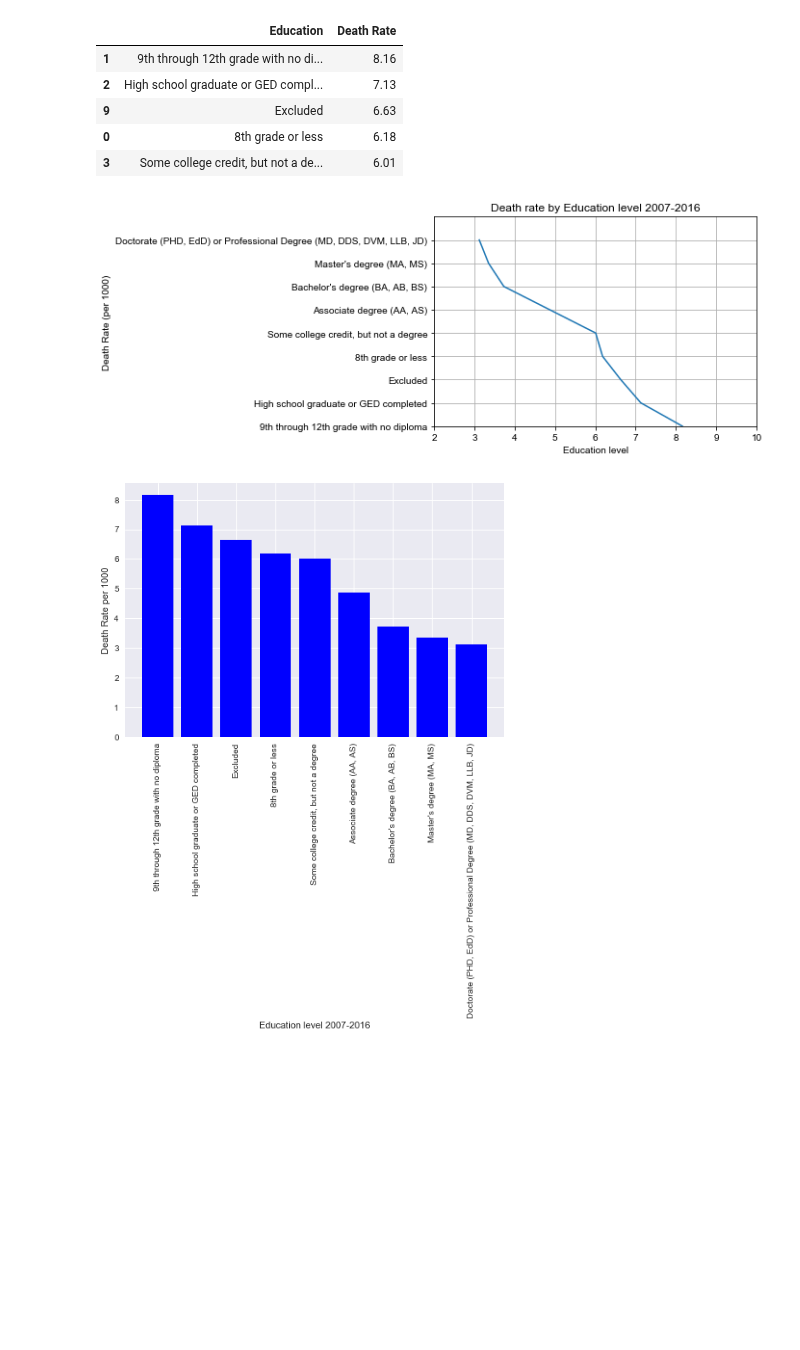
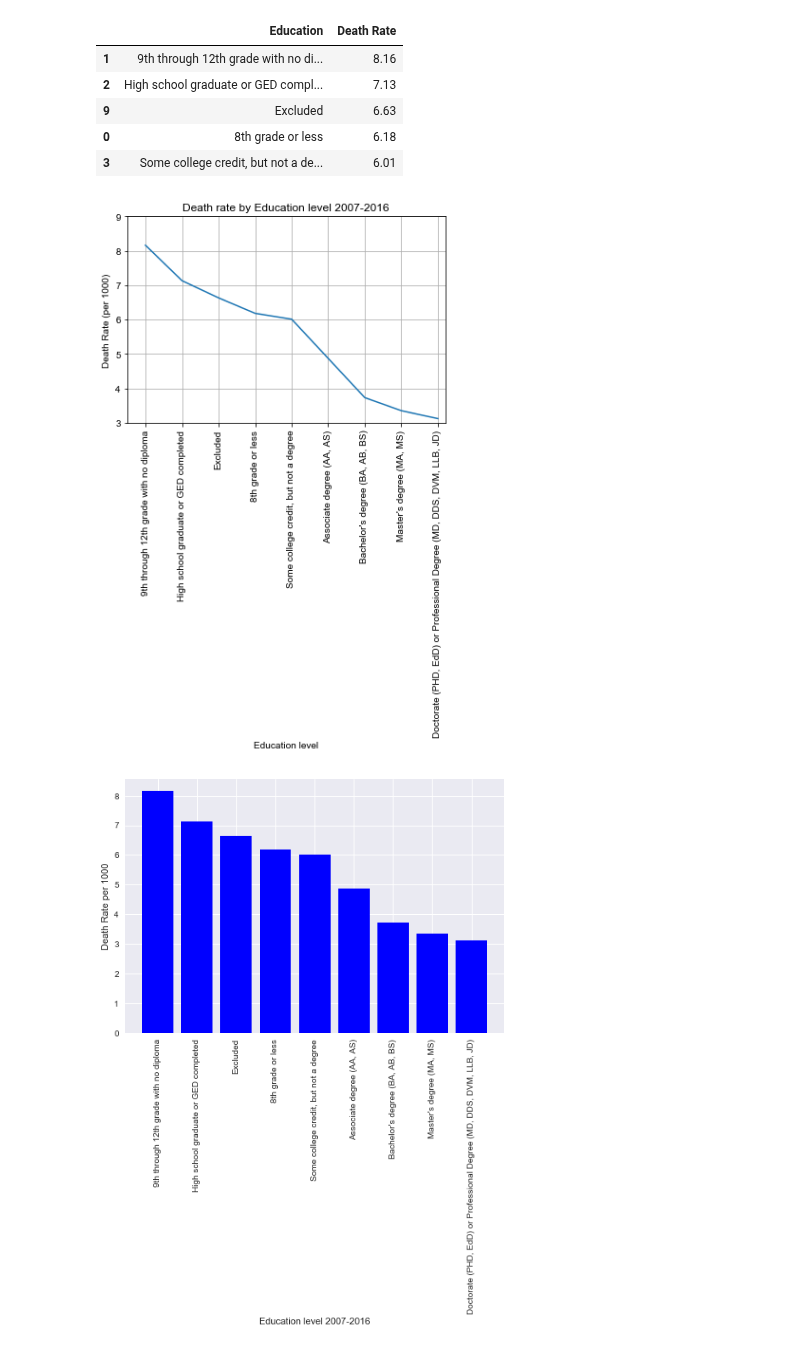
Before and after one commit to jasminajovanovic/IMR, a Jupyter notebook: IMR_by_education.ipynb, the cells around one changed output. Saved outputs shown, nothing was run; the diff lists cells and outputs as text; code cells hidden in the pictures; blank space fills up the shorter version.

Commit message:
updated images

```diff
--- a/IMR_by_education.ipynb
+++ b/IMR_by_education.ipynb
@@ -36,24 +36,27 @@ exclude_unknown.head()
 | 0 | 8th grade or less | 6.18 |
 | 3 | Some college credit, but not a de... | 6.01 |
 # %%
-plt.plot(exclude_unknown["Death Rate"],
-            exclude_unknown["Education"])
+plt.plot(exclude_unknown["Education"],
+         exclude_unknown["Death Rate"]
+
+         )
 
 # Incorporate the other graph properties
 plt.style.use('seaborn')
 plt.title(f"Death rate by Education level 2007-2016")
 plt.ylabel("Death Rate (per 1000)")
 plt.xlabel("Education level")
 plt.grid(True)
-plt.xlim(2, 10)
-plt.ylim(0, 9)
+plt.xticks(exclude_unknown['Education'], rotation="vertical")
+plt.xlim(-0.5, 8.2)
+plt.ylim(3, 9)
 # Save the figure
 plt.savefig("Images/Education_lever_line.png")
 
 # Show plot
 plt.show()
 # %% [output]
-[figure, old version]
+[figure, new version]
 # %%
 x_axis = exclude_unknown['Education']
 y_axis = exclude_unknown['Death Rate']
```
Also changed, not shown: parts of 1 cell of this notebook, 8 other files.
